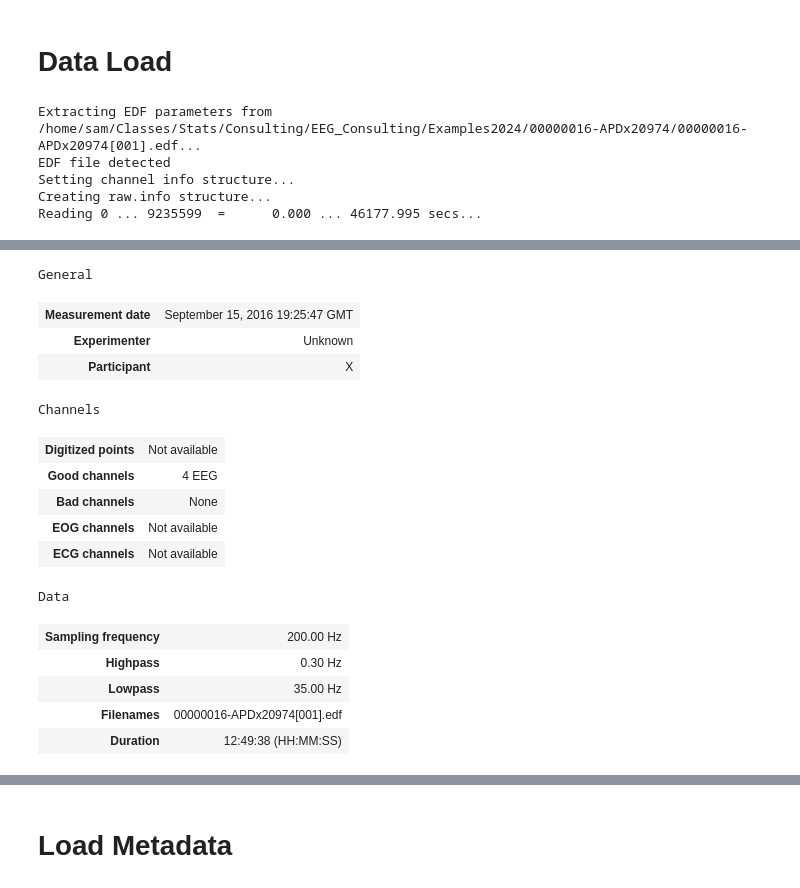
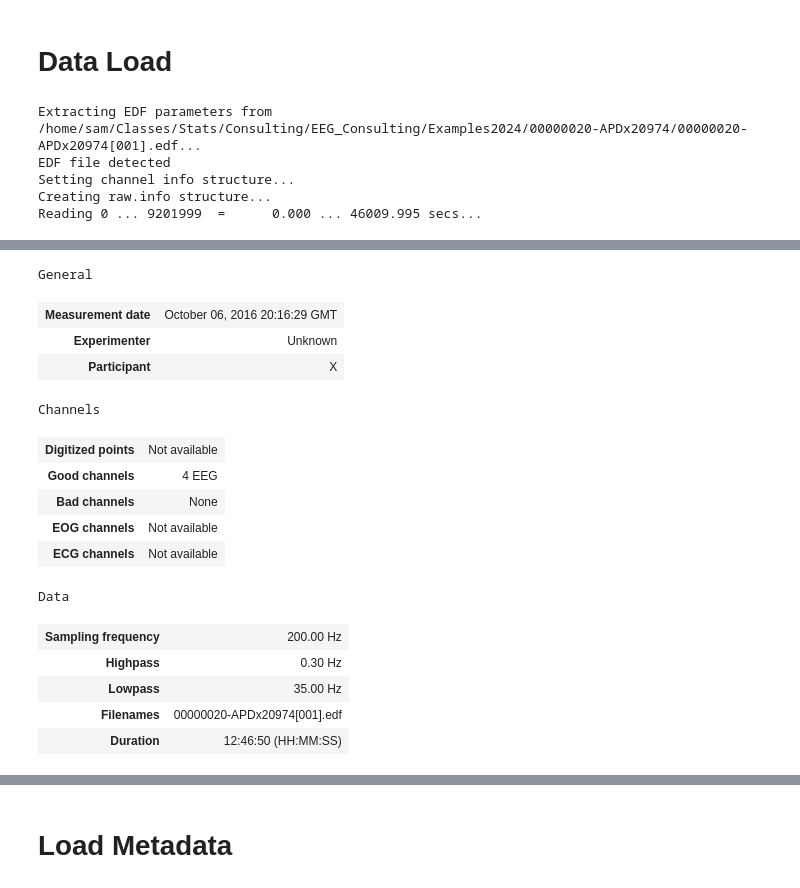
Before and after one commit to sbudoff/EEG_Consulting, a Jupyter notebook: DataExploration.ipynb, the cells around one changed output, grey strips where cells are left out. Cells and saved outputs as stored; diff of their text form; code cells hidden in the pictures.

```diff
--- a/DataExploration.ipynb
+++ b/DataExploration.ipynb
@@ -48,6 +48,10 @@ from matplotlib import pyplot as plt
 data_root = os.path.join(os.getcwd(), 'Examples2024', '00000016-APDx20974')
 data_path = os.path.join(data_root, '00000016-APDx20974[001].edf')
 meta_path = os.path.join(data_root, '00000016-APDx20974.rml')
+# %%
+data_root = os.path.join(os.getcwd(), 'Examples2024', '00000020-APDx20974')
+data_path = os.path.join(data_root, '00000020-APDx20974[001].edf')
+meta_path = os.path.join(data_root, '00000020-APDx20974.rml')
 # %%
 # Load an EDF file
 raw = mne.io.read_raw_edf(data_path, preload=True)
@@ -59,15 +63,15 @@ print(raw.info)
 print(raw.info['ch_names'])
 
 # Subset to only EEG Channels and print general data
-selected_channels = raw.pick(['EEG C3-A2', 'EEG C4-A1', 'EEG O1-A2', 'EEG O2-A1'])
+selected_channels = raw.copy().pick(['EEG C3-A2', 'EEG C4-A1', 'EEG O1-A2', 'EEG O2-A1'])
 
 display(selected_channels)
 # %% [output]
-Extracting EDF parameters from /home/sam/Classes/Stats/Consulting/EEG_Consulting/Examples2024/00000016-APDx20974/00000016-APDx20974[001].edf...
+Extracting EDF parameters from /home/sam/Classes/Stats/Consulting/EEG_Consulting/Examples2024/00000020-APDx20974/00000020-APDx20974[001].edf...
 EDF file detected
 Setting channel info structure...
 Creating raw.info structure...
-Reading 0 ... 9235599  =      0.000 ... 46177.995 secs...
+Reading 0 ... 9201999  =      0.000 ... 46009.995 secs...
 <Info | 8 non-empty values
  bads: []
  ch_names: EEG C3-A2, EEG C4-A1, EEG O1-A2, EEG O2-A1, EMG Chin, EMG Aux1, ...
@@ -79,22 +83,22 @@ Reading 0 ... 9235599  =      0.000 ... 46177.995 secs...
  nchan: 17
  projs: []
  sfreq: 200.0 Hz
  subject_info: 3 items (dict)
 >
 ['EEG C3-A2', 'EEG C4-A1', 'EEG O1-A2', 'EEG O2-A1', 'EMG Chin', 'EMG Aux1', 'ECG V', 'Flow Patient-0', 'Flow Patient-1', 'Effort THO', 'Effort ABD', 'SpO2', 'Pleth', 'PulseRate', 'EEG A1-A2', 'PPG',  ...
 General
-| Measurement date | September 15, 2016 19:25:47 GMT |
+| Measurement date | October 06, 2016 20:16:29 GMT |
 | Experimenter | Unknown |
 | Participant | X |
 Channels
 | Digitized points | Not available |
 | Good channels | 4 EEG |
 | Bad channels | None |
 | EOG channels | Not available |
 | ECG channels | Not available |
 Data
 | Sampling frequency | 200.00 Hz |
 | Highpass | 0.30 Hz |
 | Lowpass | 35.00 Hz |
-| Filenames | 00000016-APDx20974[001].edf |
-| Duration | 12:49:38 (HH:MM:SS) |
+| Filenames | 00000020-APDx20974[001].edf |
+| Duration | 12:46:50 (HH:MM:SS) |
```
Also changed, not shown: parts of 13 cells of this notebook.
